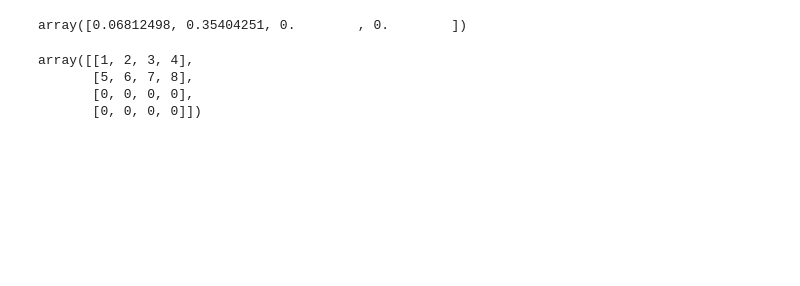
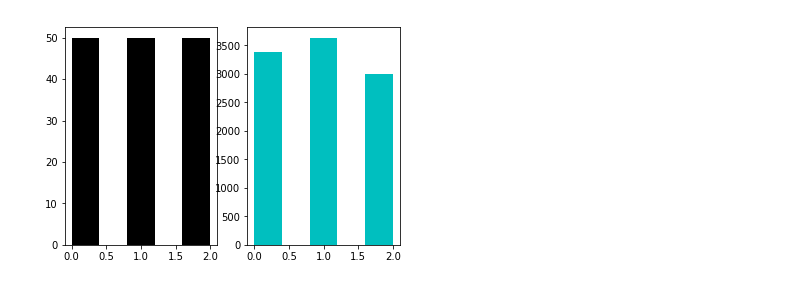
Before and after one commit to PKing70/LIMEaid, a Jupyter notebook: our_LIME_code/LIME_PoC.ipynb, the cells around one changed output. Cells and saved outputs as stored; diff of their text form; code cells hidden in the pictures; blank space fills up the shorter version.

```diff
--- a/our_LIME_code/LIME_PoC.ipynb
+++ b/our_LIME_code/LIME_PoC.ipynb
@@ -139,7 +243,16 @@ perturbed_samples = np.transpose(perturbed_samples[1:, ])
 # %%
 # Once perturbed samples have been generated, the line of code below
 # uses the decision tree we fitted earlier, to get a predicted
 # classification for each of our perturbed samples.
 class_perturb_samples = clf.predict(perturbed_samples)
+
+# Plotting histograms of classes for Iris dataset and perturbed
+# samples, after classification by the decision tree.
+fig, ax = plt.subplots(1, 2)
+ax[0].hist(data_set.target, bins=5, color="k")
+ax[1].hist(class_perturb_samples, bins=5, color="c")
+plt.show()
+# %% [output]
+[figure, added]
 # %%
 # From the training dataset for the ML model, we select an input
@@ -157,20 +266,0 @@ y = class_perturb_samples * weights
-# %%
-reg = linear_model.Lasso(alpha=0.01)
-reg.fit(X, y)
-beta = reg.coef_
-beta
-# %% [output]
-array([0.06812498, 0.35404251, 0.        , 0.        ])
-# %%
-# Ignore this code. Used for testing purposes.
-x = np.array([[1,2,3,4],[5,6,7,8],[9,10,11,12],[13,14,15,16]])
-y = ([1,1,0,0])
-sigma = np.var(np.sum((y-x)**2, axis=1))
-pix = np.exp(-np.sum((y-x)**2, axis=1)/sigma)
-pix * y
-(x.T * y).T
-# %% [output]
-array([[1, 2, 3, 4],
-       [5, 6, 7, 8],
-       [0, 0, 0, 0],
-       [0, 0, 0, 0]])
```
Also changed, not shown: parts of 15 cells of this notebook.
